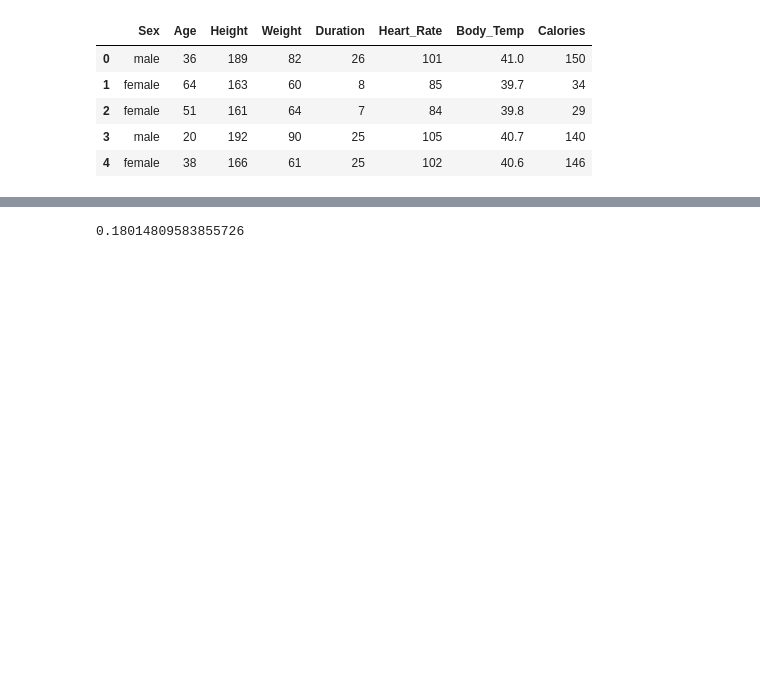
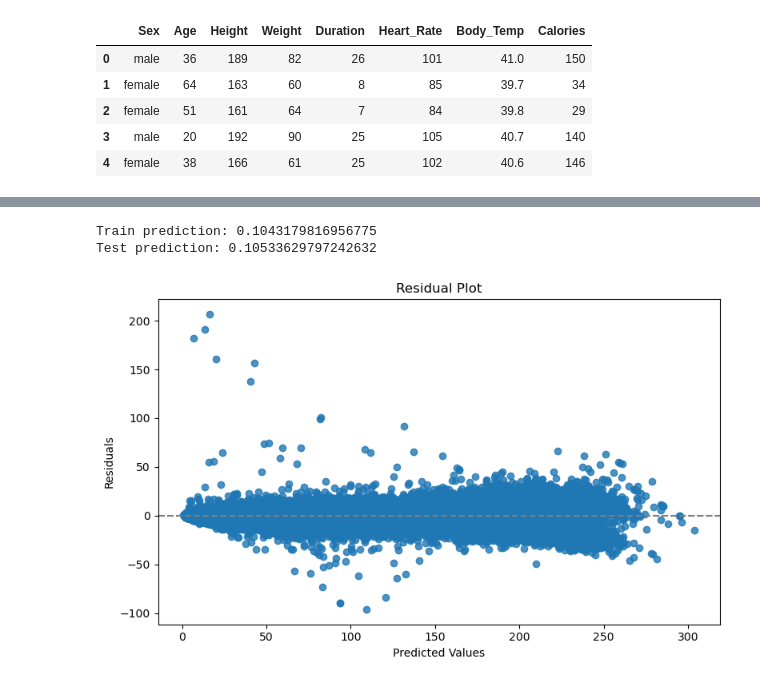
Before and after one commit to ElliotBlackstone/S25_Predict_Calories, a Jupyter notebook: calorie_LinReg.ipynb, the cells around one changed output, grey strips where cells are left out. Saved outputs shown, nothing was run; the diff lists cells and outputs as text; code cells hidden in the pictures; blank space fills up the shorter version.

```diff
--- a/calorie_LinReg.ipynb
+++ b/calorie_LinReg.ipynb
@@ -41,0 +103,12 @@ X.head()
+# %%
+feats = ['Duration_x_Heart_Rate',
+         'Duration_x_Body_Temp',
+         'Duration', 'Height_x_Duration',
+         'Heart_Rate_x_Body_Temp',
+         'Weight_x_Duration',
+         'Heart_Rate',
+         'Age_x_Duration',
+         'Body_Temp'
+         ]
+
+X[feats].head()
@@ -42,17 +122,34 @@ X.head()
 # %%
 # Split data into training and testing sets
-X_train, X_test, y_train, y_test = train_test_split(X, y, test_size=0.2, random_state=431)
+X_train, X_test, y_train, y_test = train_test_split(X[feats], y, test_size=0.2, random_state=431)
 
 # Train the linear regression model
 model = LinearRegression()
 model.fit(X_train, y_train)
 
 # Make predictions
 predictions = model.predict(X_test)
+predictions[predictions <= 0] = 1
 
-predictions[predictions <= 0] = 1
-predictions[predictions > 6] = 5
+# Make predictions
+train_pred = model.predict(X_train)
+train_pred[train_pred < 0] = 1
 
-rmse(predictions, y_test)
+print("Train prediction:", rmsle(train_pred, y_train))
+print("Test prediction:", rmsle(predictions, y_test))
+
+residuals = y_test - predictions
+
+# Residual plot
+plt.figure(figsize=(8, 5))
+sns.residplot(x=predictions, y=y_test)
+plt.xlabel("Predicted Values")
+plt.ylabel("Residuals")
+plt.title("Residual Plot")
+plt.axhline(0, color='gray', linestyle='--')
+plt.tight_layout()
+plt.show()
 # %% [output]
-0.18014809583855726
+Train prediction: 0.1043179816956775
+Test prediction: 0.10533629797242632
+[figure, added]
```
Also changed, not shown: parts of 9 cells of this notebook, 1 other file.
